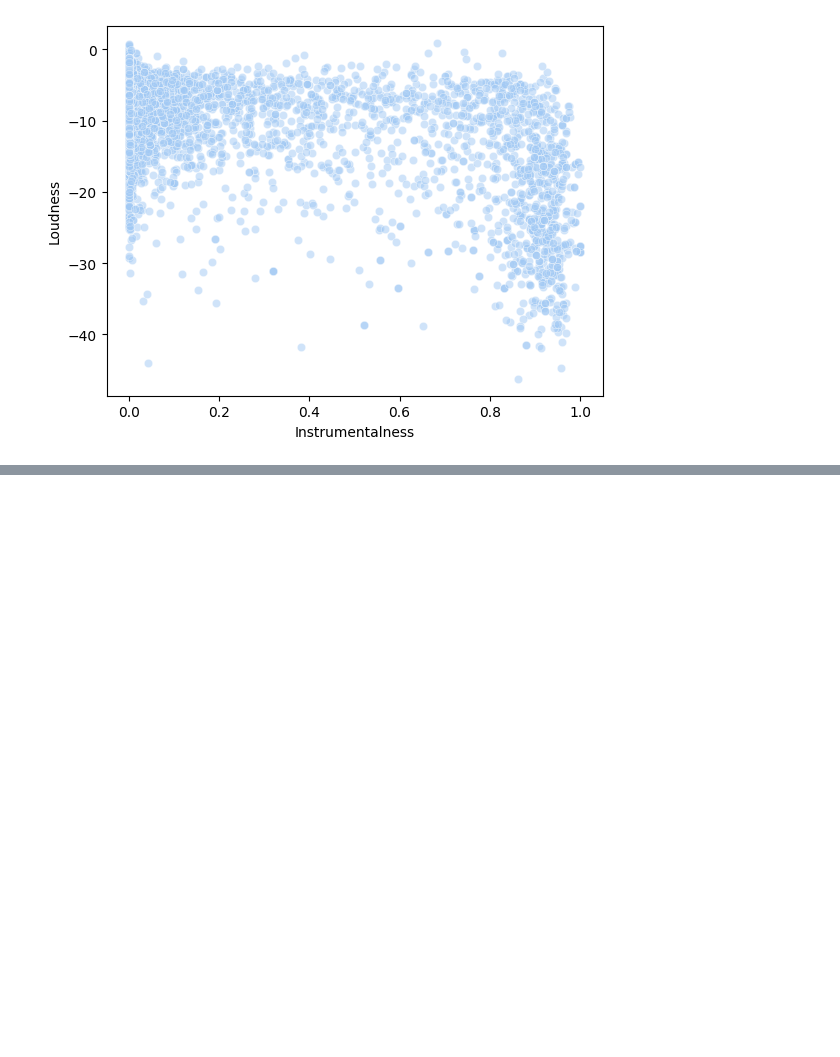
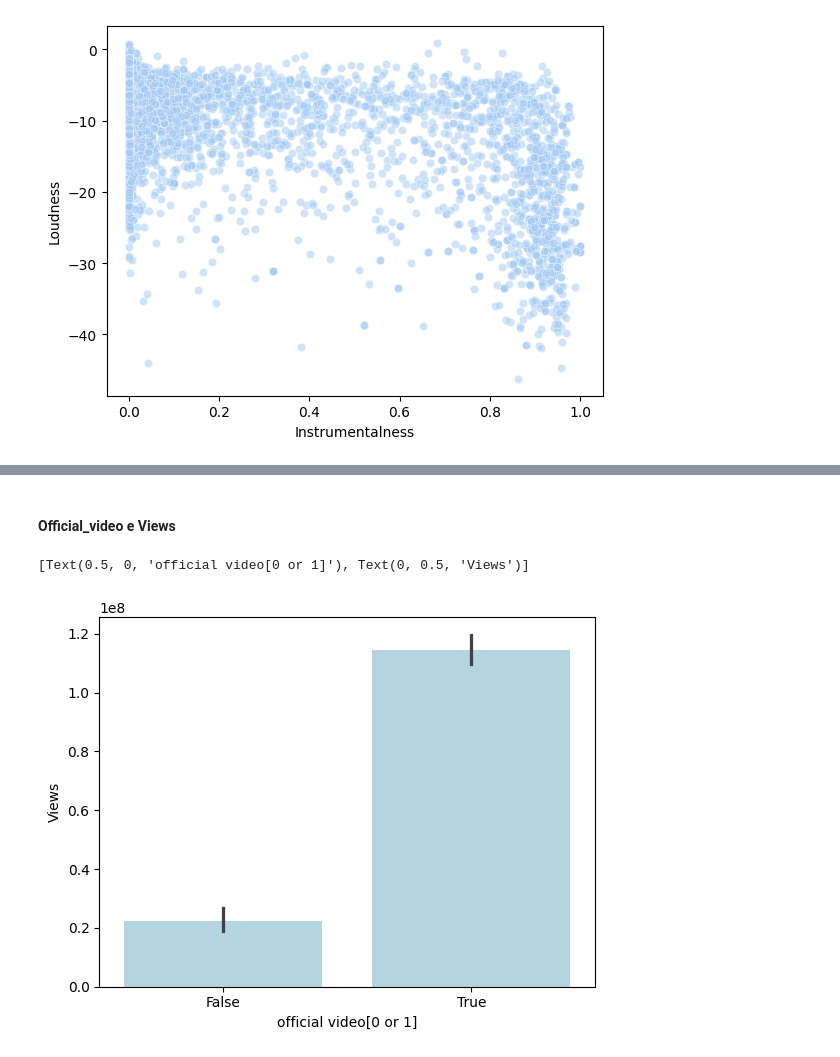
Before and after one commit to sylrod569/Projeto-ICD---An-lise-de-Dados-do-Spotify-Youtube, a Jupyter notebook: tratamento_de_dados.ipynb, the cells around one changed output, grey strips where cells are left out. Cells and saved outputs as stored; diff of their text form; code cells hidden in the pictures; blank space fills up the shorter version.

```diff
--- a/tratamento_de_dados.ipynb
+++ b/tratamento_de_dados.ipynb
@@ -334,0 +350,10 @@ sns.scatterplot(data=df_spotify_youtube_num,x='Instrumentalness',y='Loudness',al
+# %% [markdown]
+####  Official_video e Views
+# %%
+df_spotify_youtube = pd.read_csv("../Projeto_ICD-Analise_de_Dados_do_Spotify_e_Youtube/Spotify_Youtube.csv")
+sns.barplot(data=df_spotify_youtube,x="official_video",y="Views",color='#ADD8E6')
+a=sns.barplot(data=df_spotify_youtube,x="official_video",y="Views",color='#ADD8E6')
+a.set(xlabel='official video[0 or 1]',ylabel='Views')
+# %% [output]
+[Text(0.5, 0, 'official video[0 or 1]'), Text(0, 0.5, 'Views')]
+[figure, added]
```
Also changed, not shown: parts of 8 cells of this notebook.
